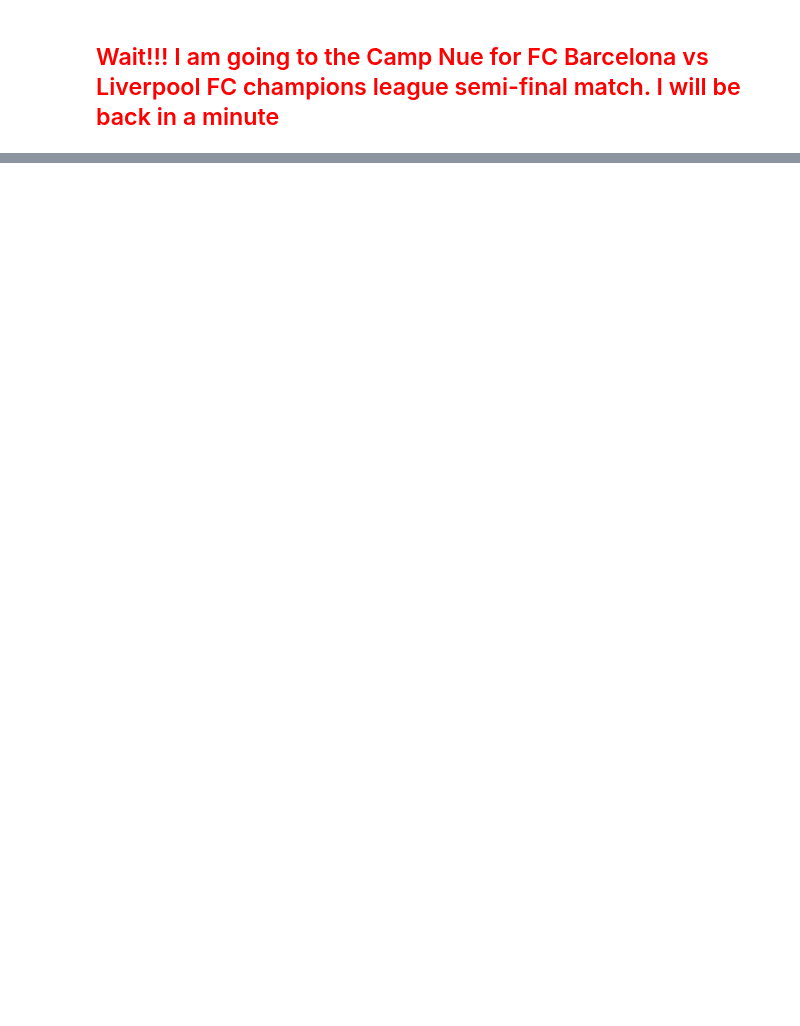
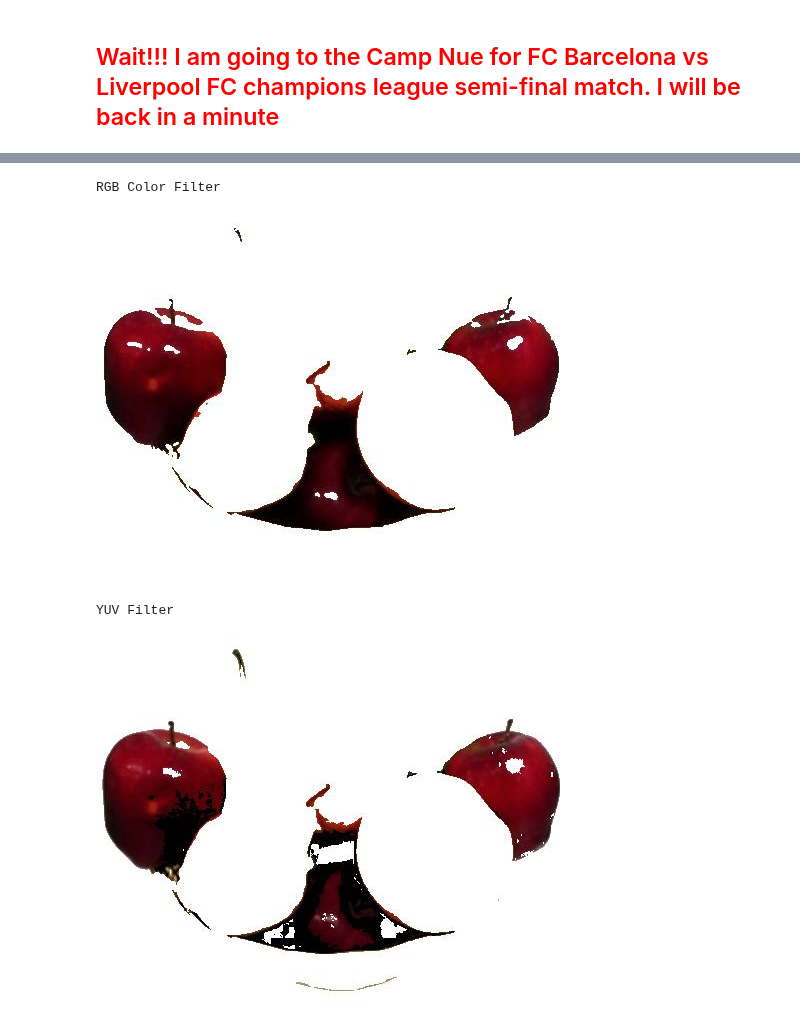
Before and after one commit to jalalirs/Introduction-to-Computer-Vision, a Jupyter notebook: L9/L9.ipynb, the cells around one changed output, grey strips where cells are left out. Cells and saved outputs as stored; diff of their text form; code cells hidden in the pictures; blank space fills up the shorter version.

```diff
--- a/L9/L9.ipynb
+++ b/L9/L9.ipynb
@@ -35,0 +477,16 @@ Cones:
+# %%
+def yuvfilter_cv(yuvimg,ymin,ymax,umin,umax,vmin,vmax):
+    i = yuvimg.copy()
+    img2[(i[:,:,0] < ymin) | (i[:,:,0] > ymax) | (i[:,:,1] < umin) | (i[:,:,1] > umax) | (i[:,:,2] < vmin) | (i[:,:,2] > vmax)] = [255,255,255]
+    return img2
+# %%
+print("RGB Color Filter")
+imshow(cfilter(img,255,50,50))
+yuv_img = cv2.cvtColor(img, cv2.COLOR_BGR2YUV)
+print("YUV Filter")
+imshow(yuvfilter_cv(yuv_img,0,150,130,200,100,130))
+# %% [output]
+RGB Color Filter
+[figure, added]
+YUV Filter
+[figure, added]
```
Also changed, not shown: parts of 22 cells of this notebook, 38 other files.
